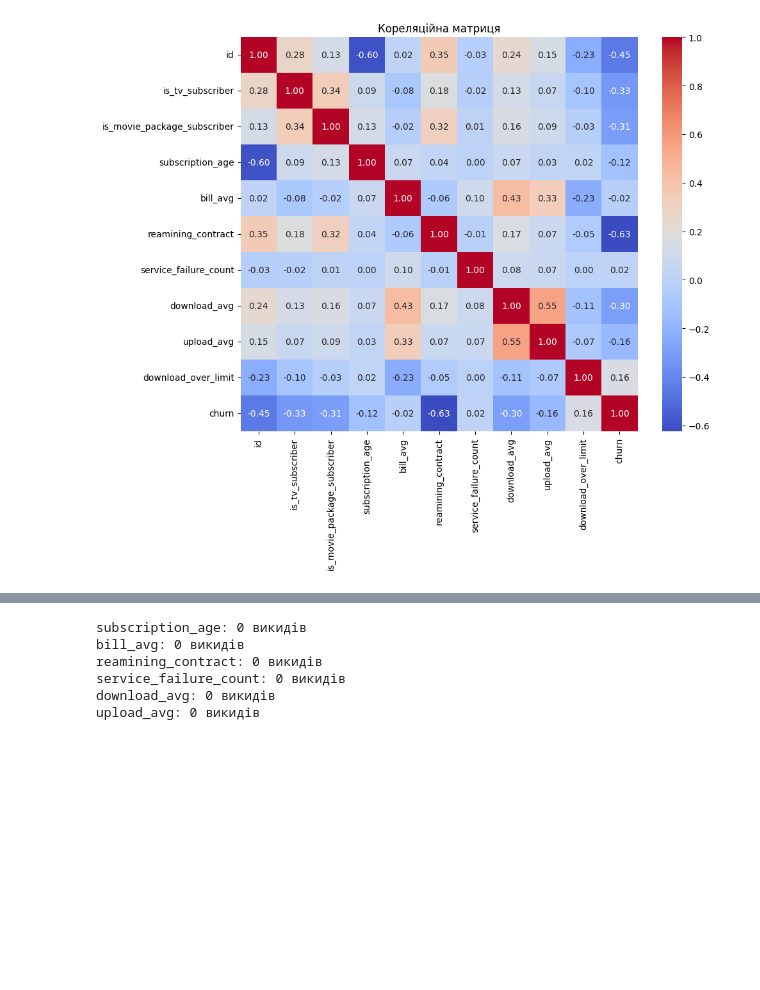
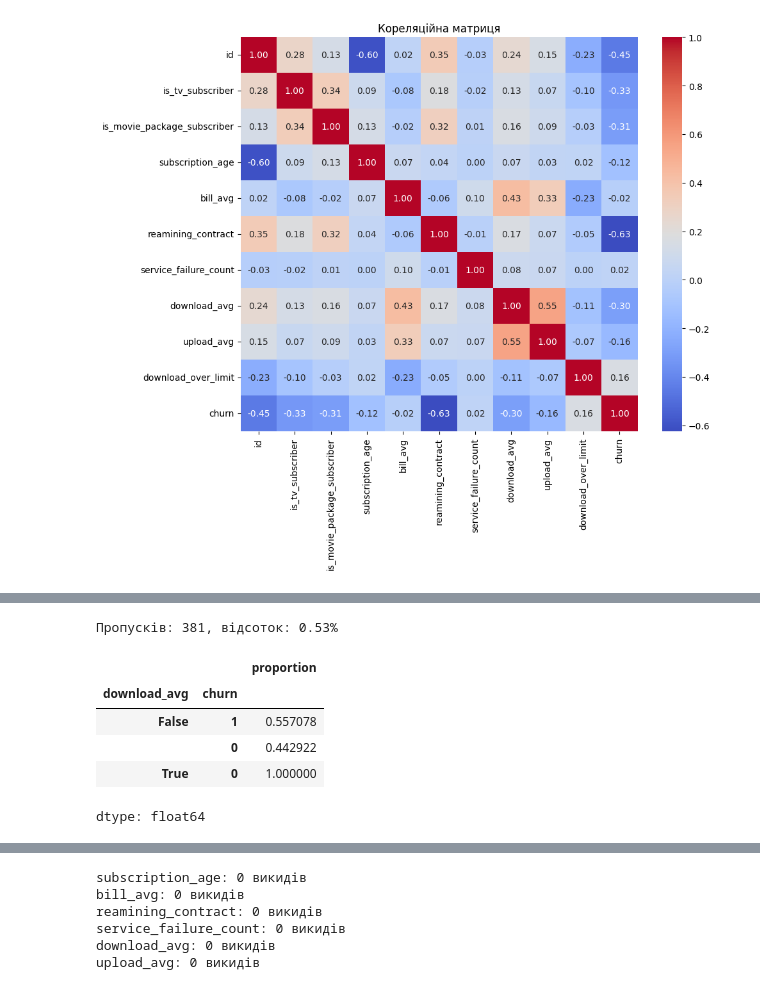
Before and after one commit to SHEV-4/telecom-churn-prediction, a Jupyter notebook: project_9_task_1_eda.ipynb, the cells around one changed output, grey strips where cells are left out. Saved outputs shown, nothing was run; the diff lists cells and outputs as text; code cells hidden in the pictures; blank space fills up the shorter version.

```diff
--- a/project_9_task_1_eda.ipynb
+++ b/project_9_task_1_eda.ipynb
@@ -193,0 +185,14 @@ dtype: int64
+# %%
+#Маємо  NaN в download_avg, upload_avg. Зясуємо скільки це в % від кількості строк в нашій БД та як воно корелюється з churn
+missing_count1 = df['download_avg'].isna().sum()
+missing_percent1 = df['download_avg'].isna().mean() * 100
+print(f"Пропусків: {missing_count1}, відсоток: {missing_percent1:.2f}%")
+df.groupby(df['download_avg'].isna())['churn'].value_counts(normalize=True)
+# %% [output]
+Пропусків: 381, відсоток: 0.53%
+|  |  | proportion |
+| download_avg | churn |  |
+| False | 1 | 0.557078 |
+|  | 0 | 0.442922 |
+| True | 0 | 1.000000 |
+dtype: float64
```
Also changed, not shown: parts of 11 cells of this notebook.
